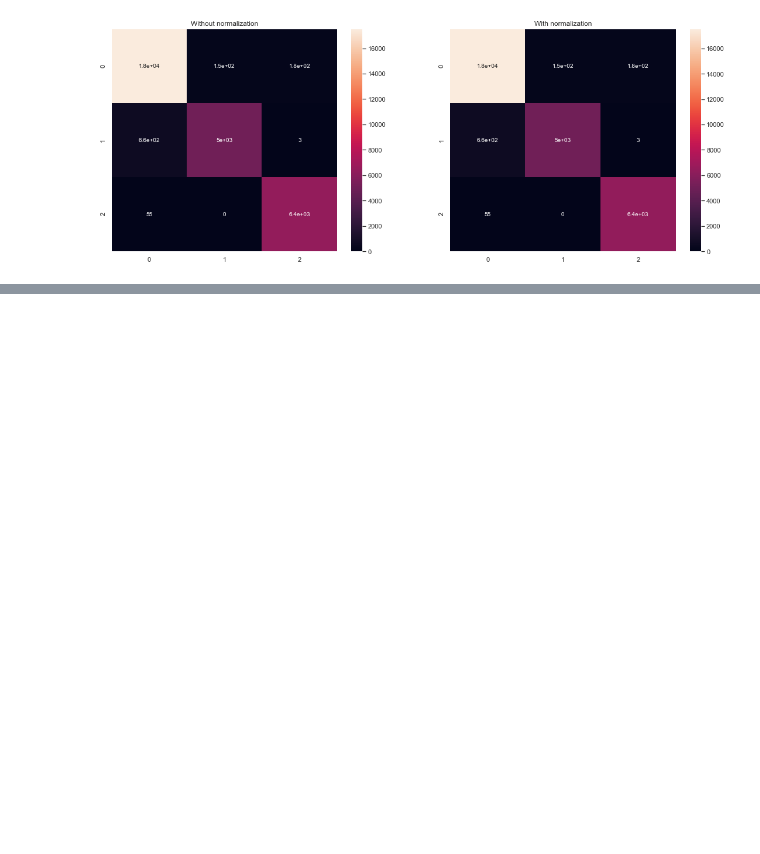
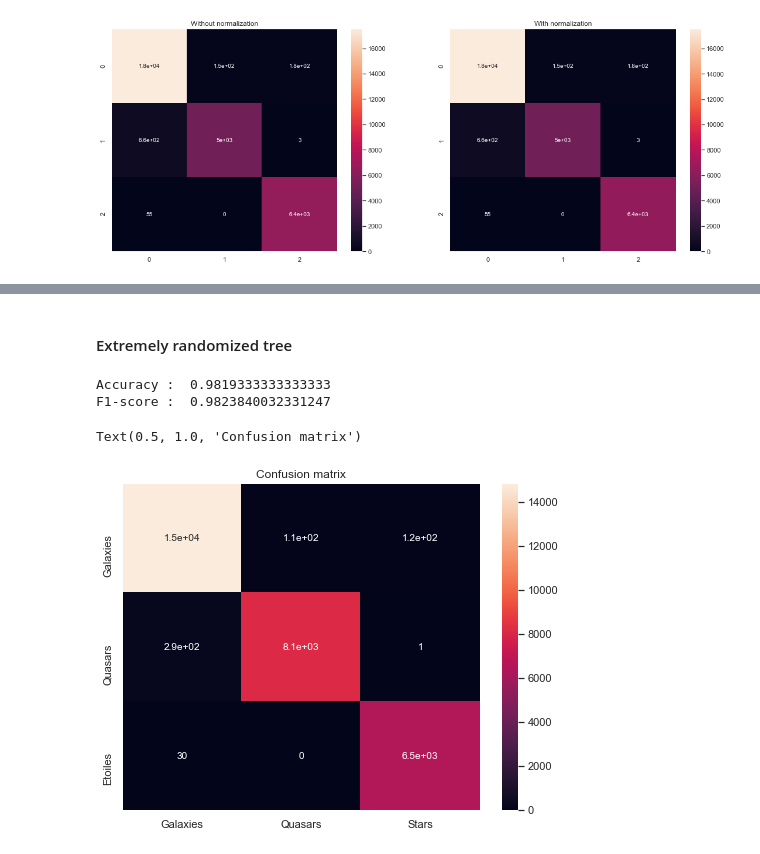
Before and after one commit to MohamedNennouche/stellar-classification, a Jupyter notebook: notebook-stellar.ipynb, the cells around one changed output, grey strips where cells are left out. Saved outputs shown, nothing was run; the diff lists cells and outputs as text; code cells hidden in the pictures; blank space fills up the shorter version.

```diff
--- a/notebook-stellar.ipynb
+++ b/notebook-stellar.ipynb
@@ -315,0 +365,16 @@ Text(0.5, 1.0, 'With normalization')
+# %% [markdown]
+#### Extremely randomized tree
+# %%
+extra_balanced = ExtraTreesClassifier(n_estimators=1000, criterion='entropy', random_state=0, class_weight='balanced').fit(fv_train_balanced,etiq_train_balanced)
+yextra_balanced = extra_balanced.predict(fv_test_balanced)
+print("Accuracy : ",metrics.accuracy_score(etiq_test_balanced, yextra_balanced))
+print("F1-score : ",metrics.f1_score(etiq_test_balanced, yextra_balanced, average = "macro"))
+
+plt.figure(figsize=(8,6))
+sns.heatmap(metrics.confusion_matrix(etiq_test_balanced, yextra_balanced), annot=True, annot_kws={"size": 10}, yticklabels=["Galaxies", "Quasars", "Etoiles"], xticklabels=["Galaxies", "Quasars", "Stars"])
+plt.title('Confusion matrix')
+# %% [output]
+Accuracy :  0.9819333333333333
+F1-score :  0.9823840032331247
+Text(0.5, 1.0, 'Confusion matrix')
+[figure, added]
```
Also changed, not shown: parts of 6 cells of this notebook, 1 other file.
